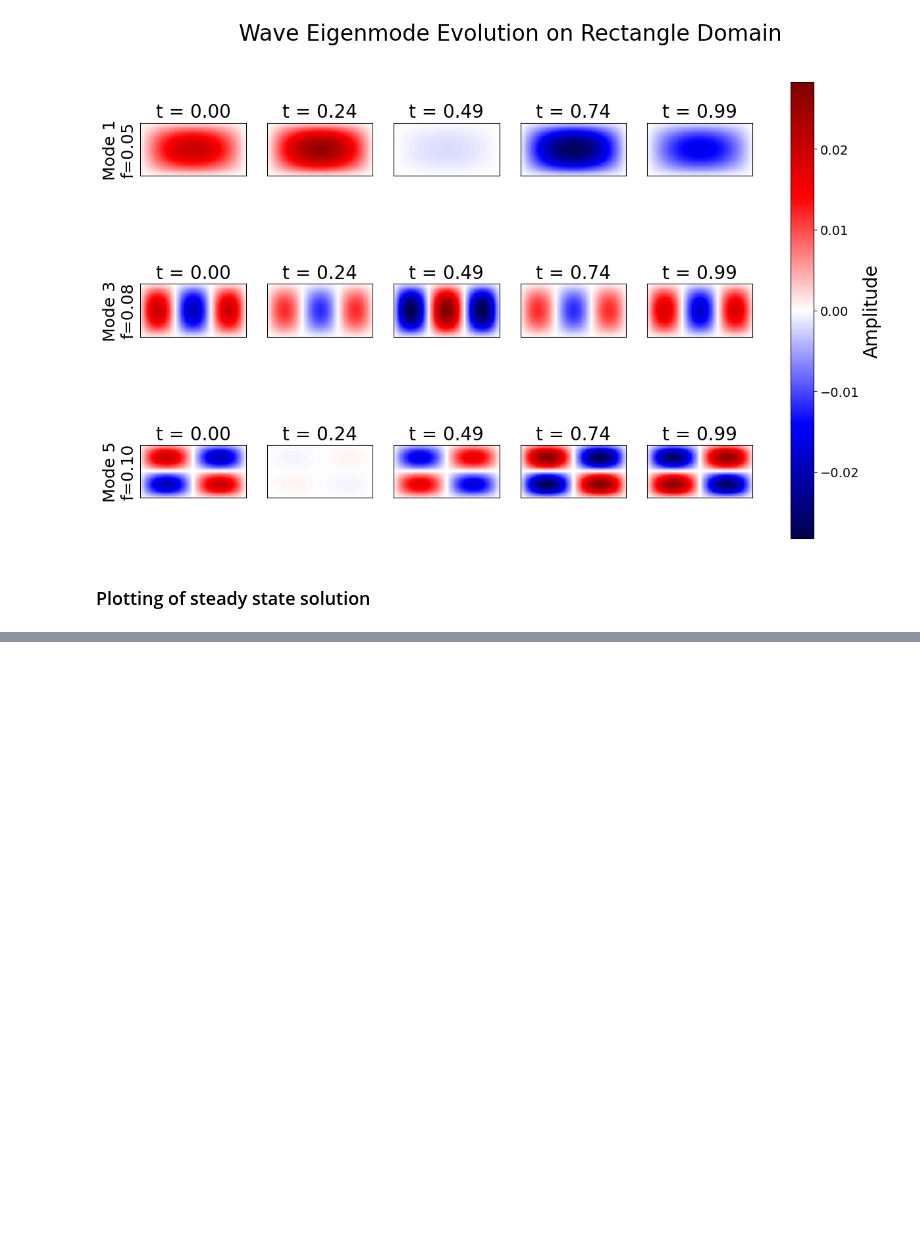
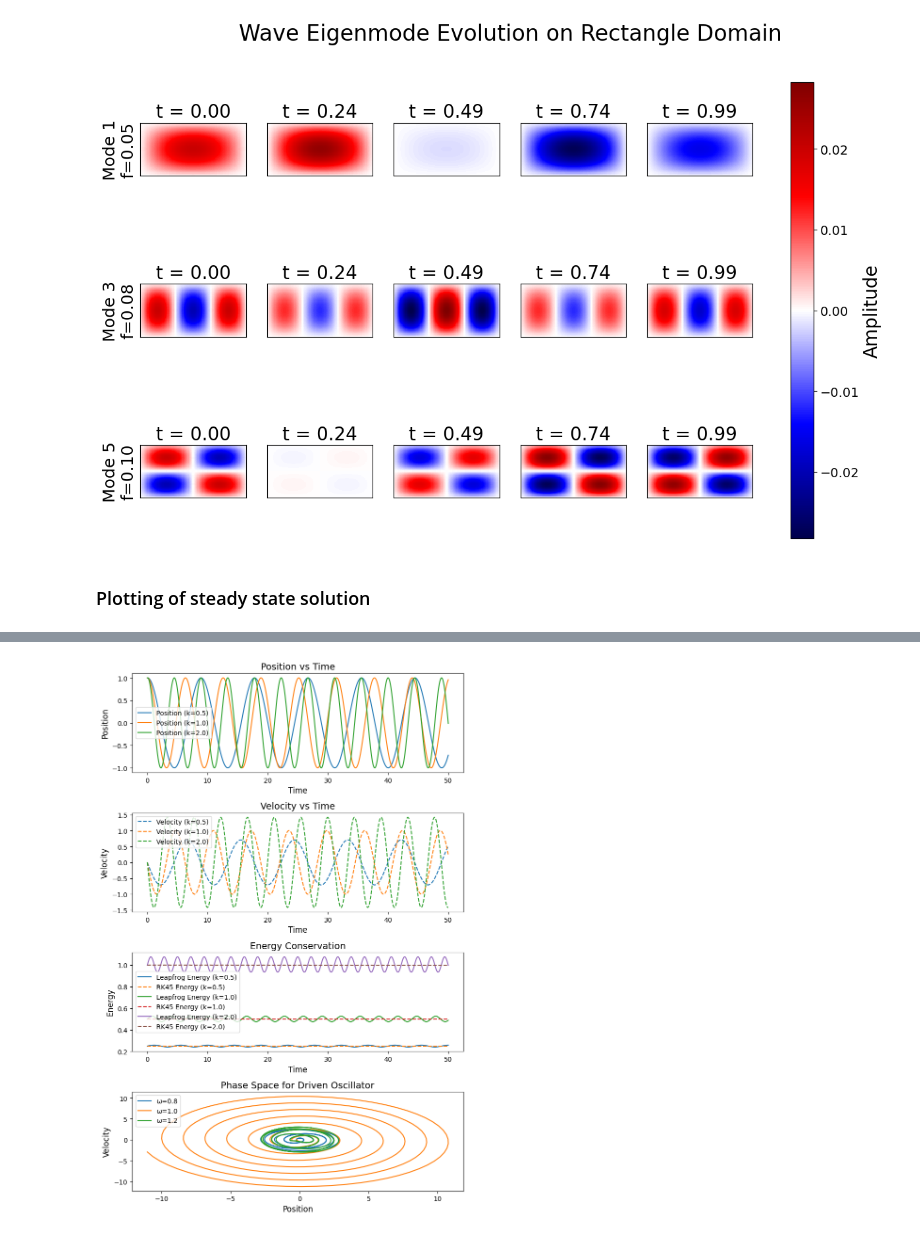
Before and after one commit to marv50/Scientific-Computing-Set-3, a Jupyter notebook: notebook.ipynb, the cells around one changed output, grey strips where cells are left out. Drawn from its saved outputs; the diff is of its cells as text; code cells hidden in the pictures; blank space fills up the shorter version.

Commit message:
leapfrog plotting function, notebook addition and readme updated

```diff
--- a/notebook.ipynb
+++ b/notebook.ipynb
@@ -114,0 +116,15 @@ Source index: 93
+# %%
+# Parameters
+k_values = [0.5, 1.0, 2.0] # Different spring constants for comparison
+m = 1.0 # Mass
+A = 0.5 # Driving amplitude for J
+dt = 0.1 # Time step
+t_max = 50 # Total time
+x0 = 1.0 # Initial position
+v0 = 0.0 # Initial velocity
+t0 = 0.0 # Initial time
+
+# Plotting Leapfrog results
+plot_leapfrog_results(k_values, m, A, dt, t_max, x0, v0, t0)
+# %% [output]
+[figure, added]
```
Also changed, not shown: parts of 5 cells of this notebook, 4 other files.
